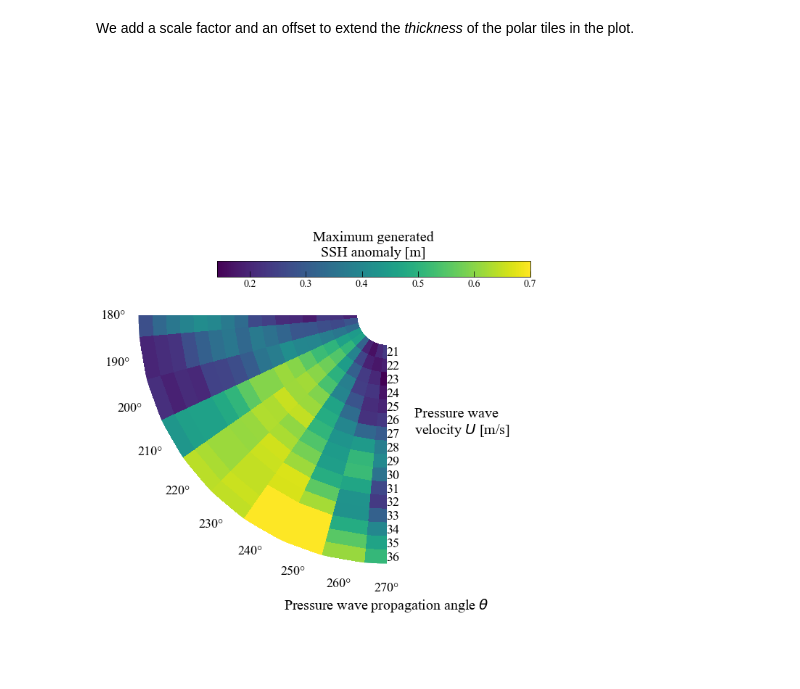
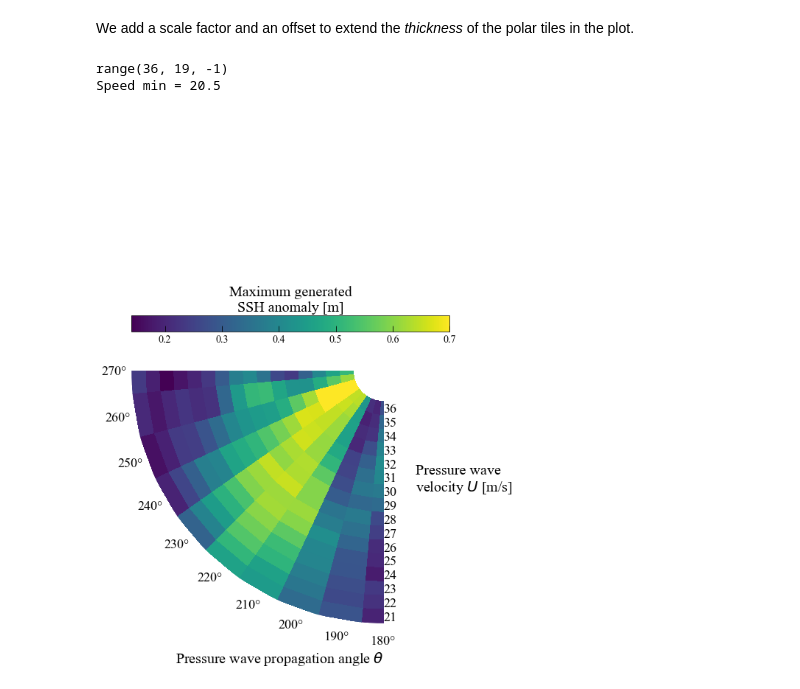
Before and after one commit to socib/SOCIB_plots, a Jupyter notebook: Projects/Rissaga/plot_paperfigure2_polar.ipynb, the cells around one changed output. Cells and saved outputs as stored; diff of their text form; code cells hidden in the pictures; blank space fills up the shorter version.

Commit message:
flip the angles and speeds so that 180 indicates south, and speeds rise upwards

```diff
--- a/Projects/Rissaga/plot_paperfigure2_polar.ipynb
+++ b/Projects/Rissaga/plot_paperfigure2_polar.ipynb
@@ -37,31 +37,54 @@ speeds2plot = np.arange(speeds[0] - dspeed/2., speeds[-1] + dspeed, dspeed)
 # %% [markdown]
 We add a scale factor and an offset to extend the *thickness* of the polar tiles in the plot.
 # %%
-fig = plt.figure(figsize=(10, 10))
-ax = fig.add_axes([0.05, 0.05, 0.95, 0.95], projection="polar")
-ax.spines['polar'].set_visible(False)
+def plot_dispersion_polar(angles, speeds, elevations, figname, factor=3., offset=55.):
+    """Function to plot the Sea Surface Height according to the angle and
+    the velocity of the pressure wave.
+    Inputs
+    angles: numpy array storing the angles
+    speeds: numpy array storing the velocities
+    elevations: numpy ndarray storing the elevation
+    figname: name of the figure to be saved
 
-factor, offset = 3., 55.
-pc = plt.pcolormesh(np.deg2rad(angles2plot), speeds2plot * factor - offset, stationMaxElevs2.T, shading='flat')
+    Optional
+    factor and offset: parameters to enlarge the region covered by the plot
+    """
 
-lines, labels = plt.thetagrids(np.arange(180., 271, 10),
-                               frac=1.1, fontsize=18, zorder=5)
+    fig = plt.figure(figsize=(10, 10))
+    ax = fig.add_axes([0.05, 0.05, 0.95, 0.95], projection="polar")
+    ax.spines['polar'].set_visible(False)
+    ax.set_theta_direction(-1)
+    ax.set_theta_zero_location("N")
 
-rlines, rlabels = plt.rgrids(np.arange(21.5, 37., 1) * factor - offset,
-                             labels=np.arange(speeds.min(), speeds.max() + 1, 1), angle=-90, fontsize=18)
+    pc = plt.pcolormesh(np.deg2rad(angles), speeds * factor - offset, np.flipud(elevations.T))
 
-plt.text(-np.deg2rad(77.), 27, 'Pressure wave\nvelocity $U$ [m/s]', fontsize=20)
-plt.xlabel(r'Pressure wave propagation angle $\theta$', fontsize=20)
+    lines, labels = plt.thetagrids(np.arange(angles.min(), angles.max() + .1, 10),
+                                   frac=1.07, fontsize=18)
 
-cbaxes = fig.add_axes([0.2, 0.6, 0.6, 0.03])
-cbar = plt.colorbar(pc, cax = cbaxes, orientation='horizontal')
-cbar.ax.tick_params(axis='x',direction='in')
-cbar.ax.set_title('Maximum generated\nSSH anomaly [m]', fontsize=20)
-ccc = cbar.ax.get_xticklabels()
-cbar.ax.set_xticklabels(ccc, fontsize=14)
+    aa = range(int(np.floor(speeds.max())), int(np.floor(speeds.min())) - 1, -1)
 
-plt.savefig(os.path.join(figdir, 'polarpcolor3.png'))
-plt.show()
-plt.close()
+    rlines, rlabels = plt.rgrids(np.arange(21.5, 37., 1) * factor - offset,
+                                 labels=range(int(np.floor(speeds.max())), int(np.floor(speeds.min())) - 1, -1),
+                                 angle=180, fontsize=18)
+
+    print(aa)
+    print('Speed min = {0}'.format(speeds.min()))
+    plt.text(np.deg2rad(165.), 27, 'Pressure wave\nvelocity $U$ [m/s]', fontsize=20)
+    plt.xlabel(r'Pressure wave propagation angle $\theta$', fontsize=20, horizontalalignment='right')
+
+    cbaxes = fig.add_axes([0.05, 0.6, 0.6, 0.03])
+    cbar = plt.colorbar(pc, cax = cbaxes, orientation='horizontal')
+    cbar.ax.tick_params(axis='x',direction='in')
+    cbar.ax.set_title('Maximum generated\nSSH anomaly [m]', fontsize=20)
+    ccc = cbar.ax.get_xticklabels()
+    cbar.ax.set_xticklabels(ccc, fontsize=14)
+    plt.savefig(figname)
+    plt.show()
+
+    plt.close()
-# %% [output]
-[figure, removed]
+# %%
+plot_dispersion_polar(angles2plot, speeds2plot, stationMaxElevs2, os.path.join(figdir, 'polarpcolor7.png'))
+# %% [output]
+range(36, 19, -1)
+Speed min = 20.5
+[figure, added]
```
